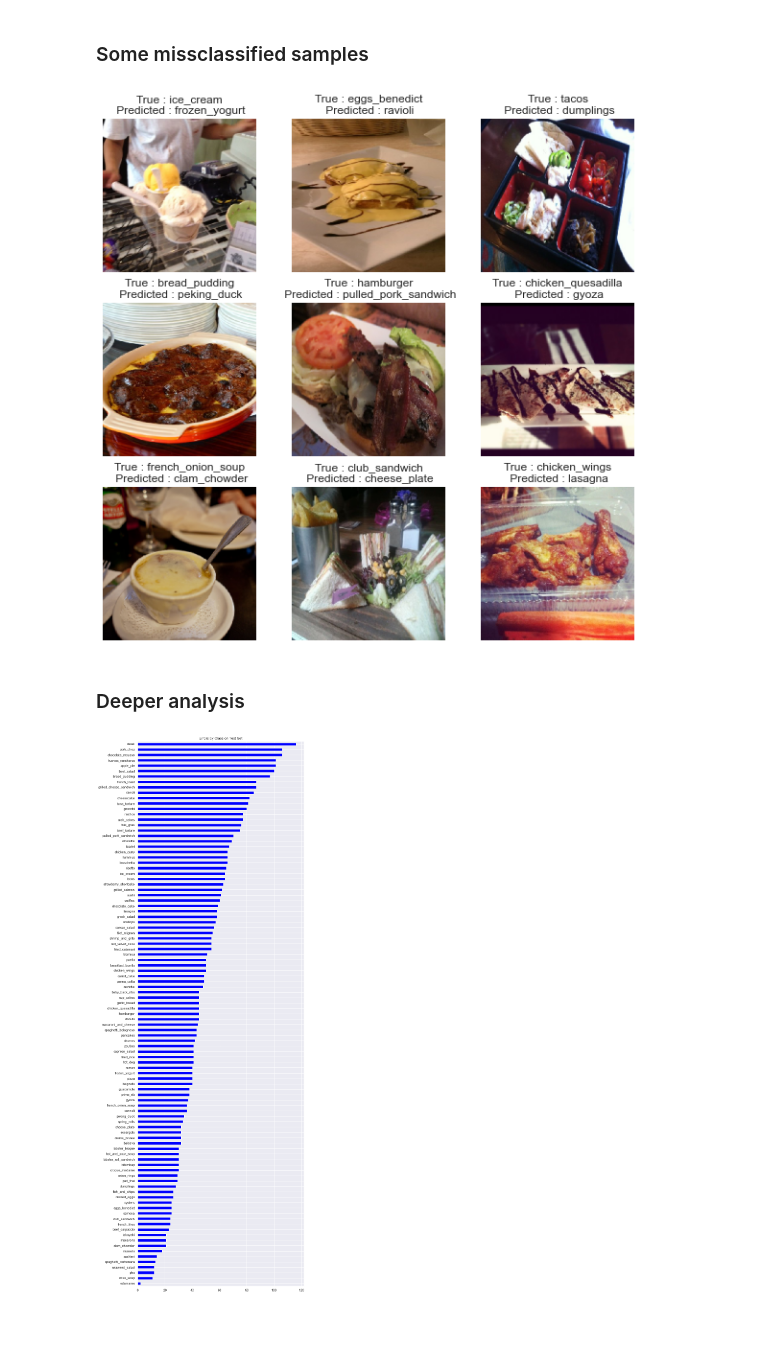
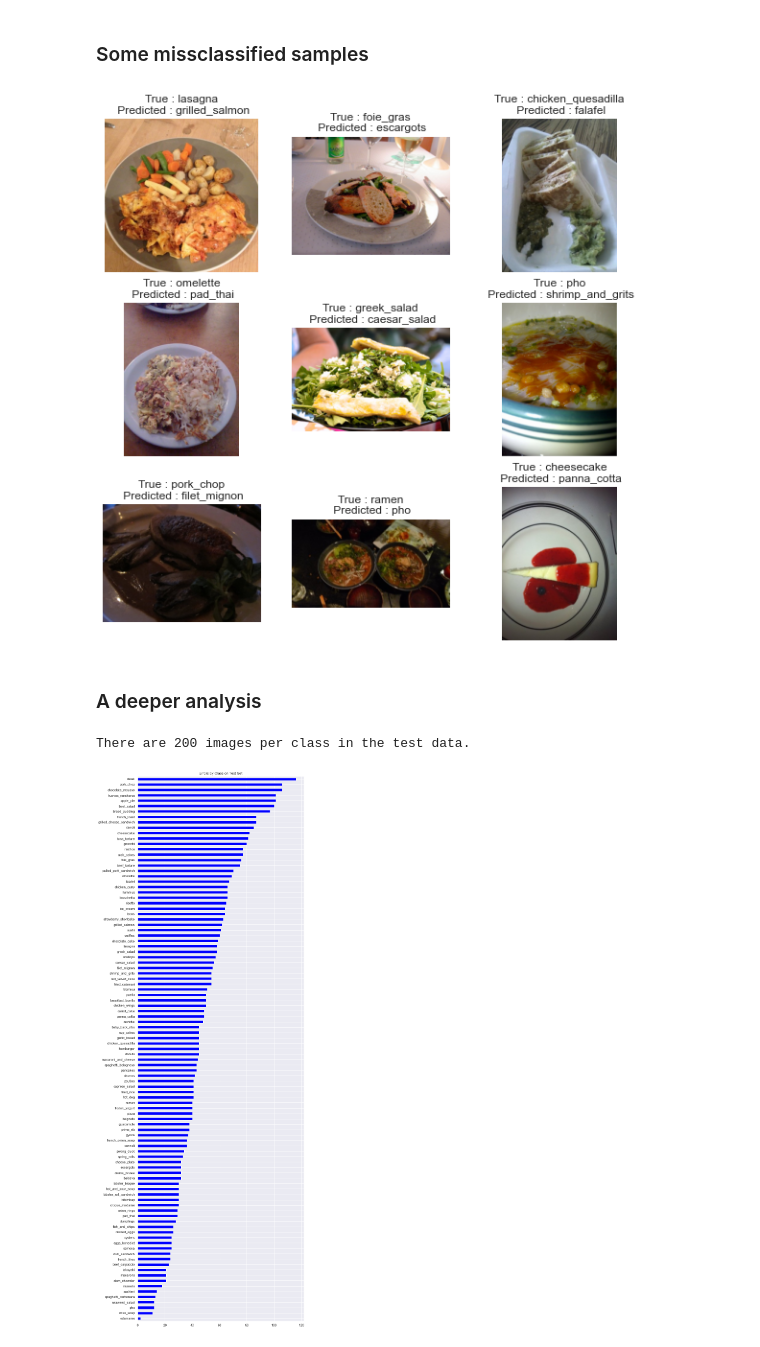
Before and after one commit to hrialan/applied-deep-learning-project, a Jupyter notebook: analysis_InceptionV3_result_global.ipynb, the cells around one changed output. Drawn from its saved outputs; the diff is of its cells as text; code cells hidden in the pictures.

Commit message:
update analysis

```diff
--- a/analysis_InceptionV3_result_global.ipynb
+++ b/analysis_InceptionV3_result_global.ipynb
@@ -339,9 +274,8 @@ True label :  bread_pudding
 # %% [markdown]
 ### Some missclassified samples
-# %%
-missclassified = find_missclassified(inceptionV3, val_data)
-plot_missclassified(missclassified)
-# %% [output]
-[figure, removed]
+# %%
+plot_samples(df_inceptionV3, "Result_OK == False")
+# %% [output]
+[figure, added]
 # %% [markdown]
-### Deeper analysis
+### A deeper analysis
@@ -353,3 +282,8 @@ except:
+# %%
+nb_items_per_classes = np.unique(val_data.classes, return_counts=1)[1][0]
+print('There are', nb_items_per_classes,'images per class in the test data.')
+# %% [output]
+There are 200 images per class in the test data.
 # %%
 print_info(df_inceptionV3)
 # %% [output]
```
Also changed, not shown: parts of 16 cells of this notebook, 5 other files.
